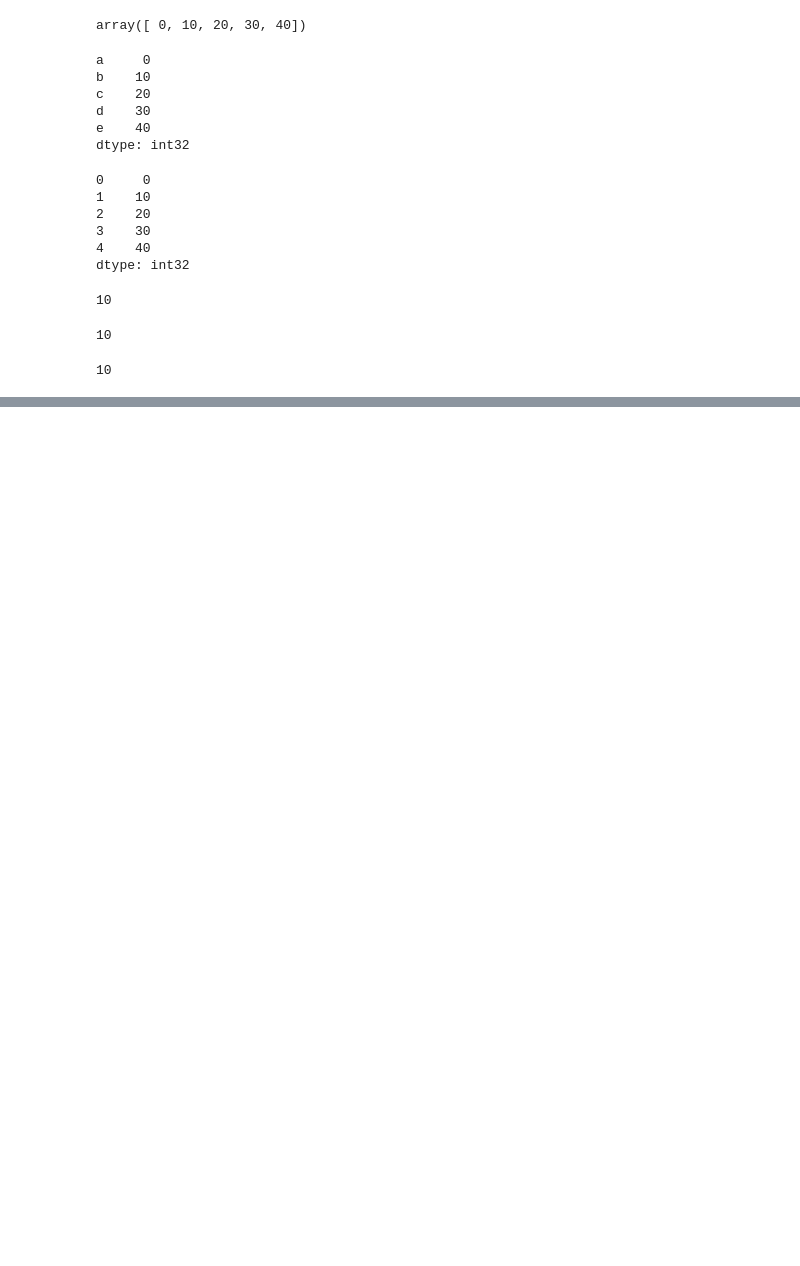
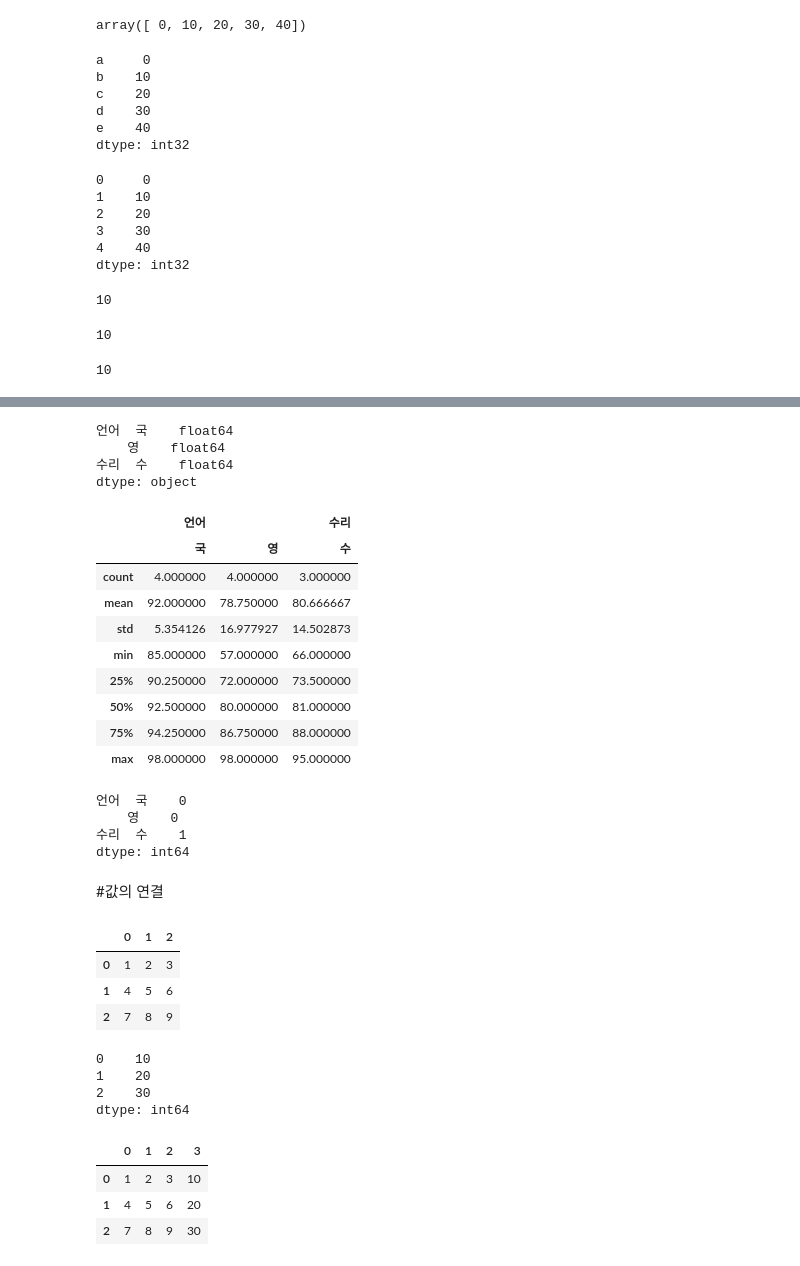
Before and after one commit to won195/TIL, a Jupyter notebook: [Summary_시리즈_2]_30분_Numpy,_Pandas_요약.ipynb, the cells around one changed output, grey strips where cells are left out. Saved outputs shown, nothing was run; the diff lists cells and outputs as text; code cells hidden in the pictures; blank space fills up the shorter version.

```diff
--- a/[Summary_시리즈_2]_30분_Numpy,_Pandas_요약.ipynb
+++ b/[Summary_시리즈_2]_30분_Numpy,_Pandas_요약.ipynb
@@ -352,0 +538,5 @@ a.iloc[1]
+# %%
+df = df.astype('float64')
+# %%
+df['수'][2] = np.nan
+df
@@ -352,0 +613,3 @@ a.iloc[1]
+# %%
+df.index = [['1학년','1학년','2학년','2학년'],['1반','2반','1반','2반']]
+df
@@ -352,0 +622,3 @@ a.iloc[1]
+# %%
+df.columns = [['언어','언어','수리'],['국', '영', '수']]
+df
@@ -352,0 +703,52 @@ a.iloc[1]
+# %%
+df.dtypes
+# %% [output]
+언어  국    float64
+    영    float64
+수리  수    float64
+dtype: object
+# %%
+df.describe()
+# %% [output]
+|  | 언어 |  | 수리 |
+|  | 국 | 영 | 수 |
+| count | 4.000000 | 4.000000 | 3.000000 |
+| mean | 92.000000 | 78.750000 | 80.666667 |
+| std | 5.354126 | 16.977927 | 14.502873 |
+| min | 85.000000 | 57.000000 | 66.000000 |
+| 25% | 90.250000 | 72.000000 | 73.500000 |
+| 50% | 92.500000 | 80.000000 | 81.000000 |
+| 75% | 94.250000 | 86.750000 | 88.000000 |
+| max | 98.000000 | 98.000000 | 95.000000 |
+# %%
+df.isnull().sum()
+# %% [output]
+언어  국    0
+    영    0
+수리  수    1
+dtype: int64
+# %% [markdown]
+#값의 연결
+# %%
+a = pd.DataFrame(np.arange(1, 10).reshape(3,3))
+a
+# %% [output]
+|  | 0 | 1 | 2 |
+| 0 | 1 | 2 | 3 |
+| 1 | 4 | 5 | 6 |
+| 2 | 7 | 8 | 9 |
+# %%
+b = pd.Series(np.arange(10,40,10))
+b
+# %% [output]
+0    10
+1    20
+2    30
+dtype: int64
+# %%
+pd.concat([a,b],axis=1,ignore_index=True)
+# %% [output]
+|  | 0 | 1 | 2 | 3 |
+| 0 | 1 | 2 | 3 | 10 |
+| 1 | 4 | 5 | 6 | 20 |
+| 2 | 7 | 8 | 9 | 30 |
```
Also changed, not shown: parts of 51 cells of this notebook.
